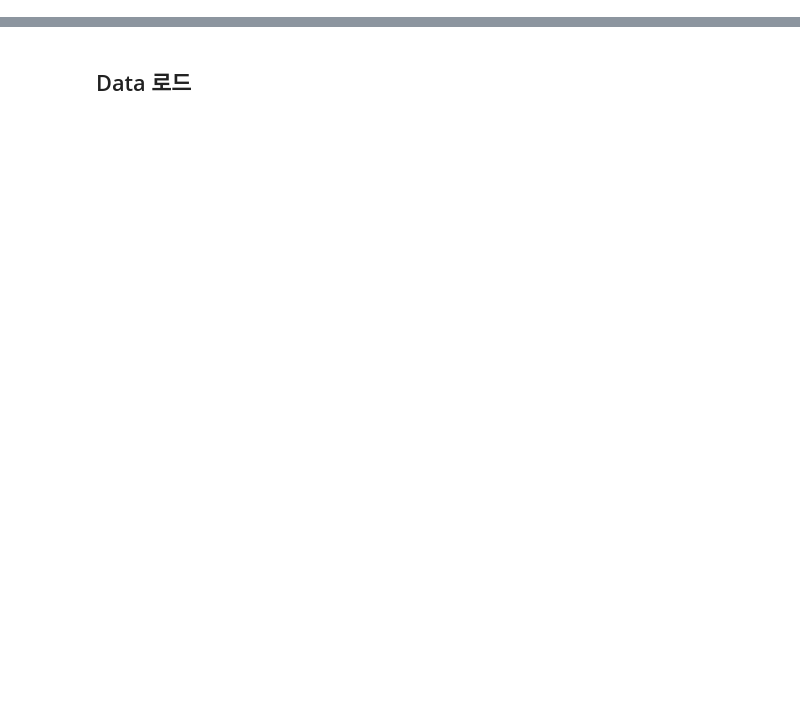
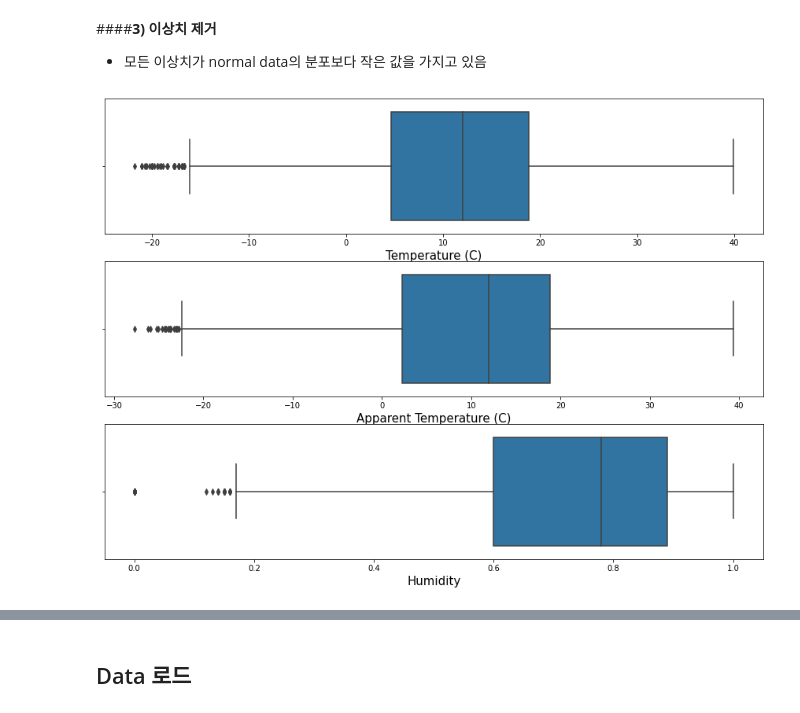
Before and after one commit to tjddn5242/BOAZ, a Jupyter notebook: 분석_과제/2주차HW_18기_김성우.ipynb, the cells around one changed output, grey strips where cells are left out. Drawn from its saved outputs; the diff is of its cells as text; code cells hidden in the pictures; blank space fills up the shorter version.

```diff
--- a/분석_과제/2주차HW_18기_김성우.ipynb
+++ b/분석_과제/2주차HW_18기_김성우.ipynb
@@ -2,0 +63,3 @@
+# %%
+data = pd.read_csv('./weatherHistory.csv')
+data.head()
@@ -2,0 +76,4 @@
+# %%
+data.drop_duplicates(inplace=True)
+data.reset_index(drop=True, inplace=True)
+data.shape
@@ -2,0 +84,3 @@
+# %%
+data2 = data[['Temperature (C)', 'Apparent Temperature (C)', 'Humidity']]
+data2.head()
@@ -2,0 +107,16 @@
+# %% [markdown]
+####**3) 이상치 제거**
+* 모든 이상치가 normal data의 분포보다 작은 값을 가지고 있음
+# %%
+features = [feature for feature in data2.columns]
+
+plt.figure(figsize=(15,45))
+plotnumber =1
+for feature in features:
+    ax = plt.subplot(12, 1, plotnumber)
+    sns.boxplot(data2[feature])
+    plt.xlabel(feature, size=15)
+    plotnumber += 1
+plt.show()
+# %% [output]
+[figure, added]
```
Also changed, not shown: parts of 46 cells of this notebook, 1 other file.
